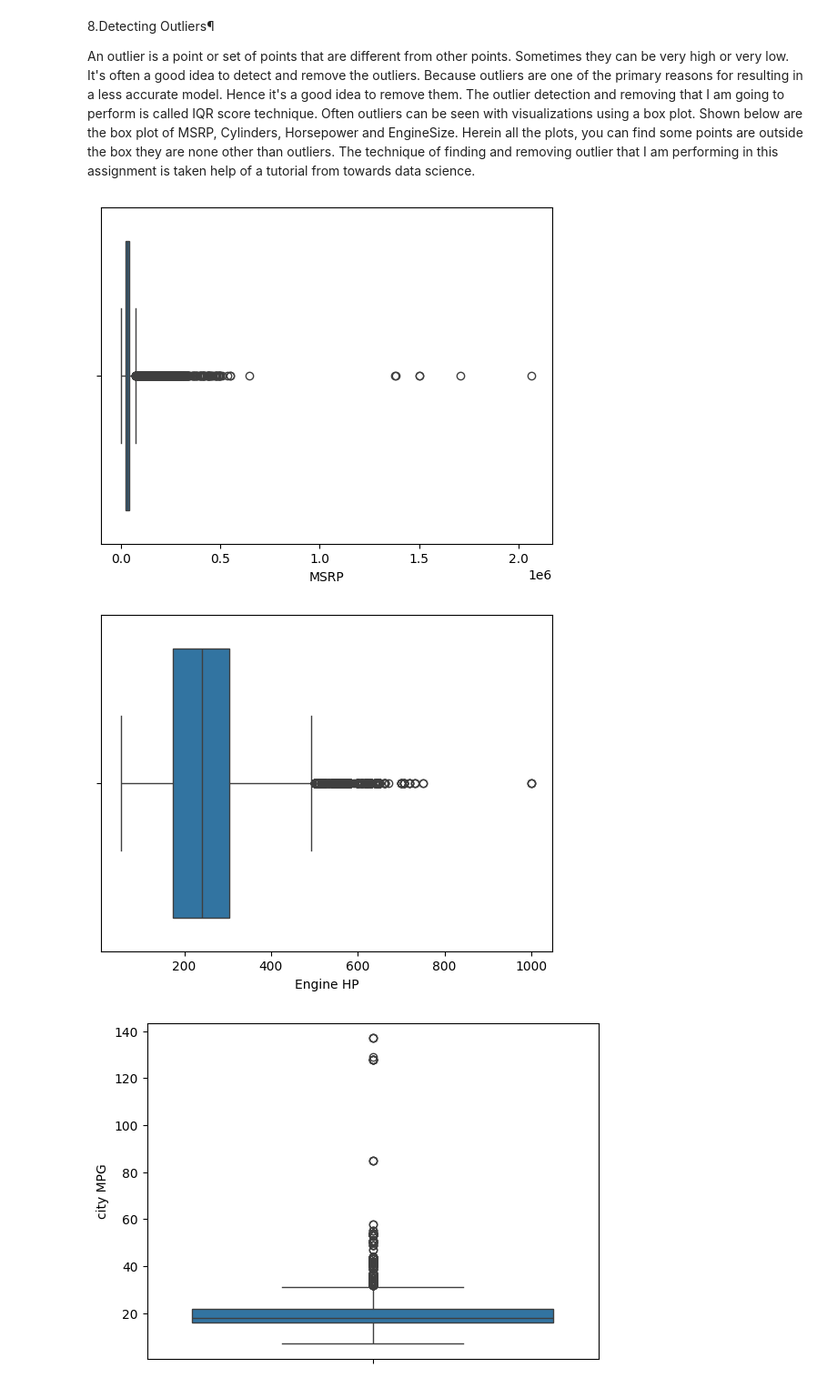
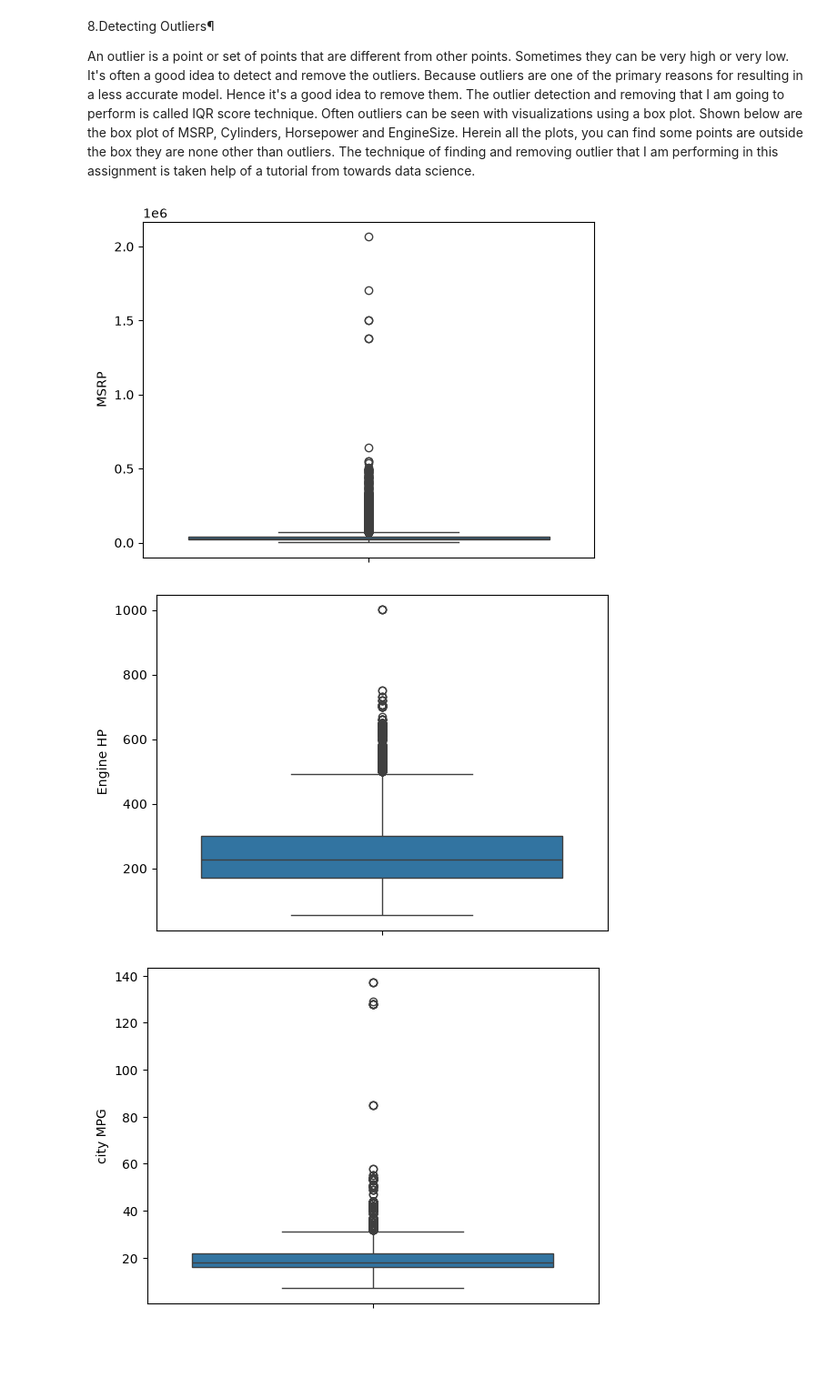
Before and after one commit to dkhoa10-7/practice, a Jupyter notebook: w3/w3_24693961.ipynb, the cells around one changed output. Shown at 91% size. Cells and saved outputs as stored; diff of their text form; code cells hidden in the pictures; blank space fills up the shorter version.

```diff
--- a/w3/w3_24693961.ipynb
+++ b/w3/w3_24693961.ipynb
@@ -77,6 +73,5 @@ Loading the data into the pandas data frame is certainly one of the most importa
 # %%
 # read file
 # df = ?
-df = pd.read_csv('data.csv')
 # %%
 # To display the top 5 rows
@@ -241,16 +235,16 @@ dtype: int64
 An outlier is a point or set of points that are different from other points. Sometimes they can be very high or very low. It's often a good idea to detect and remove the outliers. Because outliers are one of the primary reasons for resulting in a less accurate model. Hence it's a good idea to remove them. The outlier detection and removing that I am going to perform is called IQR score technique. Often outliers can be seen with visualizations using a box plot. Shown below are the box plot of MSRP, Cylinders, Horsepower and EngineSize. Herein all the plots, you can find some points are outside the box they are none other than outliers. The technique of finding and removing outlier that I am performing in this assignment is taken help of a tutorial from towards data science.
 # %%
 # TODO: plot a boxplot of Price
-sns.boxplot(x= df['MSRP'])
+sns.boxplot(df['MSRP'])
 plt.show()
 # %% [output]
-[figure, old version]
+[figure, new version]
 # %%
 # TODO: check HP outliers with a boxplot
-sns.boxplot(x=df['Engine HP'])
+sns.boxplot(df['Engine HP'])
 plt.show()
 # %% [output]
-[figure, old version]
+[figure, new version]
 # %%
 # TODO: plot a boxplot of Cylinders
 sns.boxplot(df['city MPG'])
```
Also changed, not shown: parts of 7 cells of this notebook, 8 other files.
